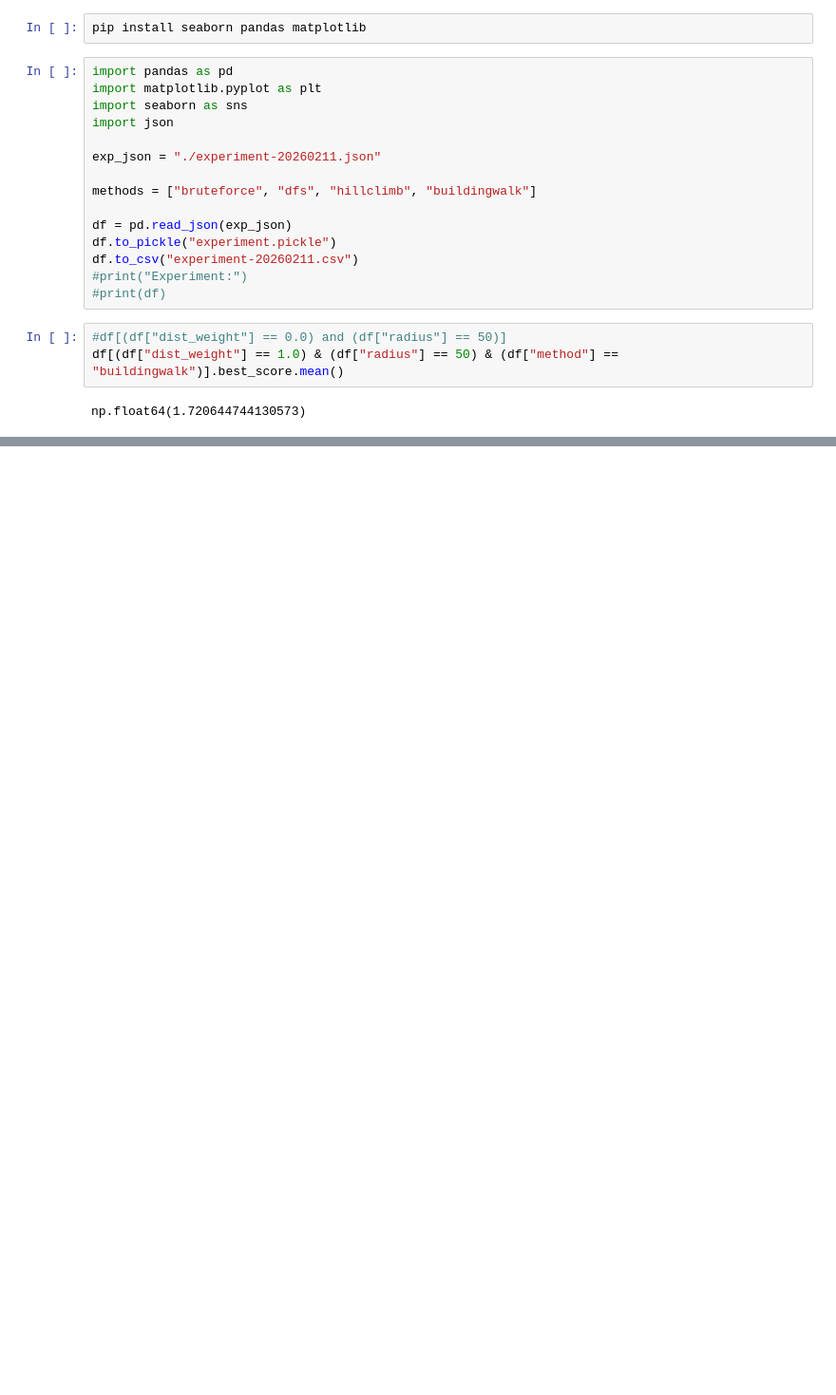
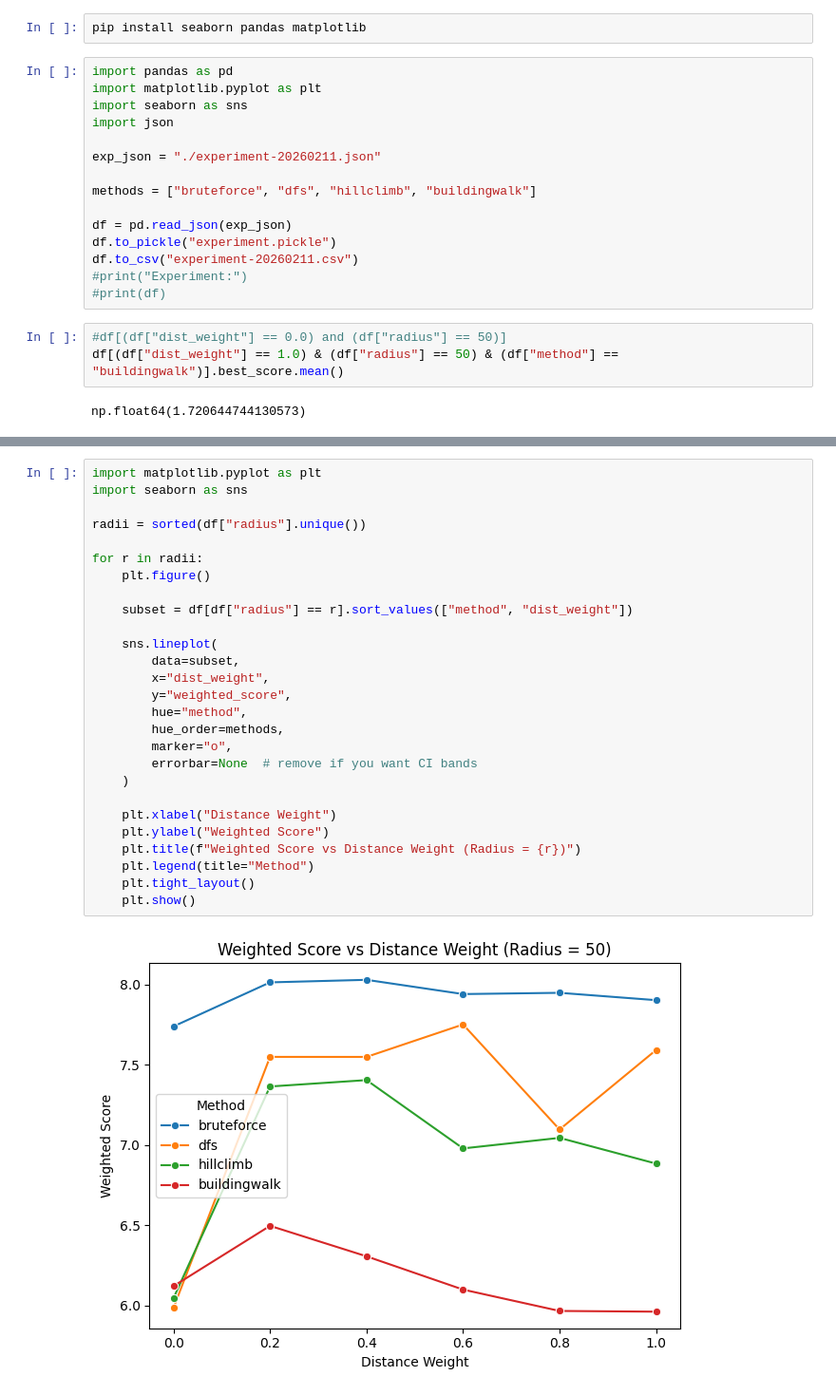
Before and after one commit to lewenhagen/AI_Enhanced_Method_for_Improved_CCTV_Camera_Placement, a Jupyter notebook: experiment-result.ipynb, the cells around one changed output, grey strips where cells are left out. Shown at 95% size. Saved outputs shown, nothing was run; the diff lists cells and outputs as text; blank space fills up the shorter version.

Commit message:
after weighted score

```diff
--- a/experiment-result.ipynb
+++ b/experiment-result.ipynb
@@ -40,0 +41,29 @@ plt.show()
+# %%
+import matplotlib.pyplot as plt
+import seaborn as sns
+
+radii = sorted(df["radius"].unique())
+
+for r in radii:
+    plt.figure()
+
+    subset = df[df["radius"] == r].sort_values(["method", "dist_weight"])
+
+    sns.lineplot(
+        data=subset,
+        x="dist_weight",
+        y="weighted_score",
+        hue="method",
+        hue_order=methods,
+        marker="o",
+        errorbar=None  # remove if you want CI bands
+    )
+
+    plt.xlabel("Distance Weight")
+    plt.ylabel("Weighted Score")
+    plt.title(f"Weighted Score vs Distance Weight (Radius = {r})")
+    plt.legend(title="Method")
+    plt.tight_layout()
+    plt.show()
+# %% [output]
+[figure, added]
```
Also changed, not shown: parts of 6 cells of this notebook, 4 other files.
